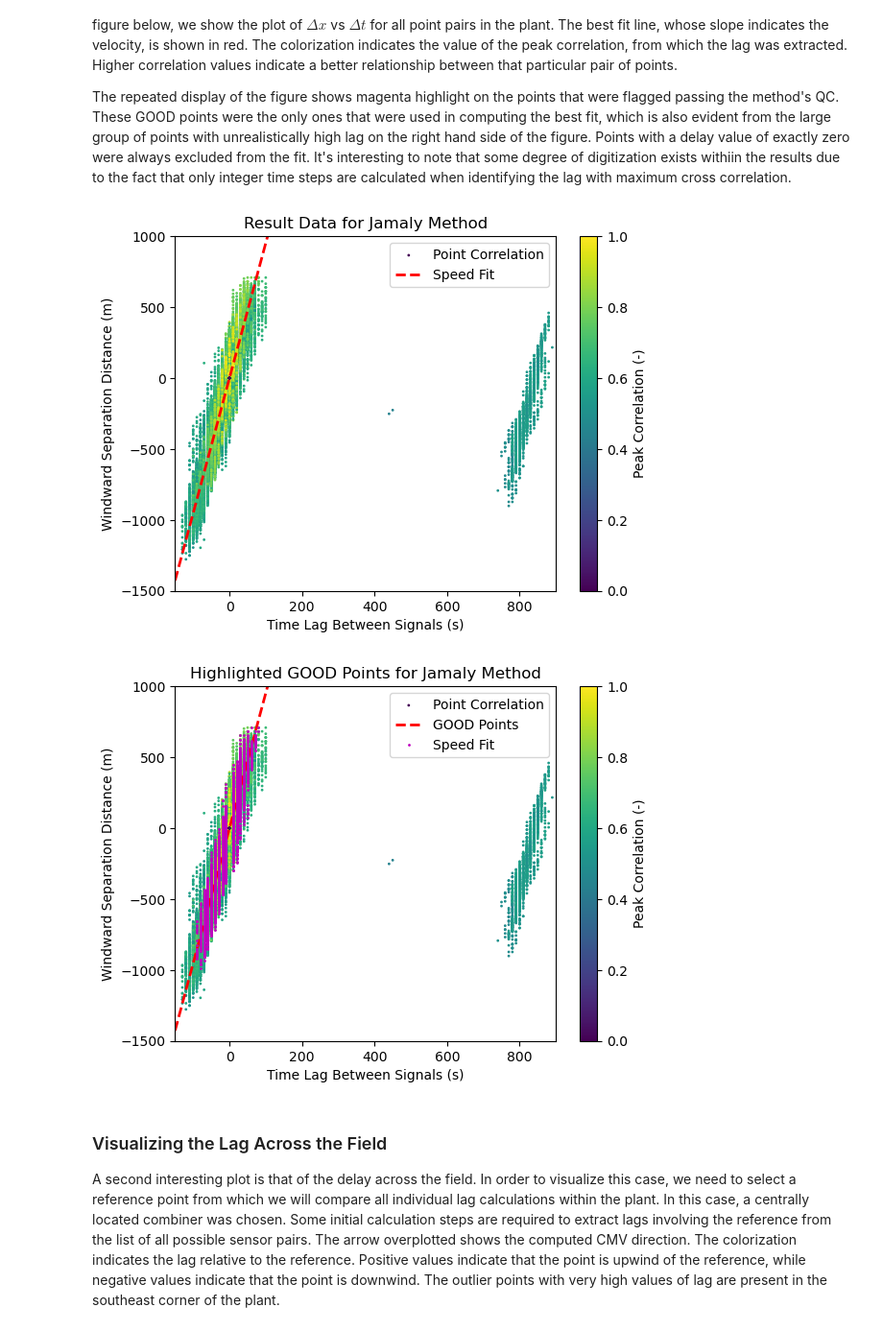
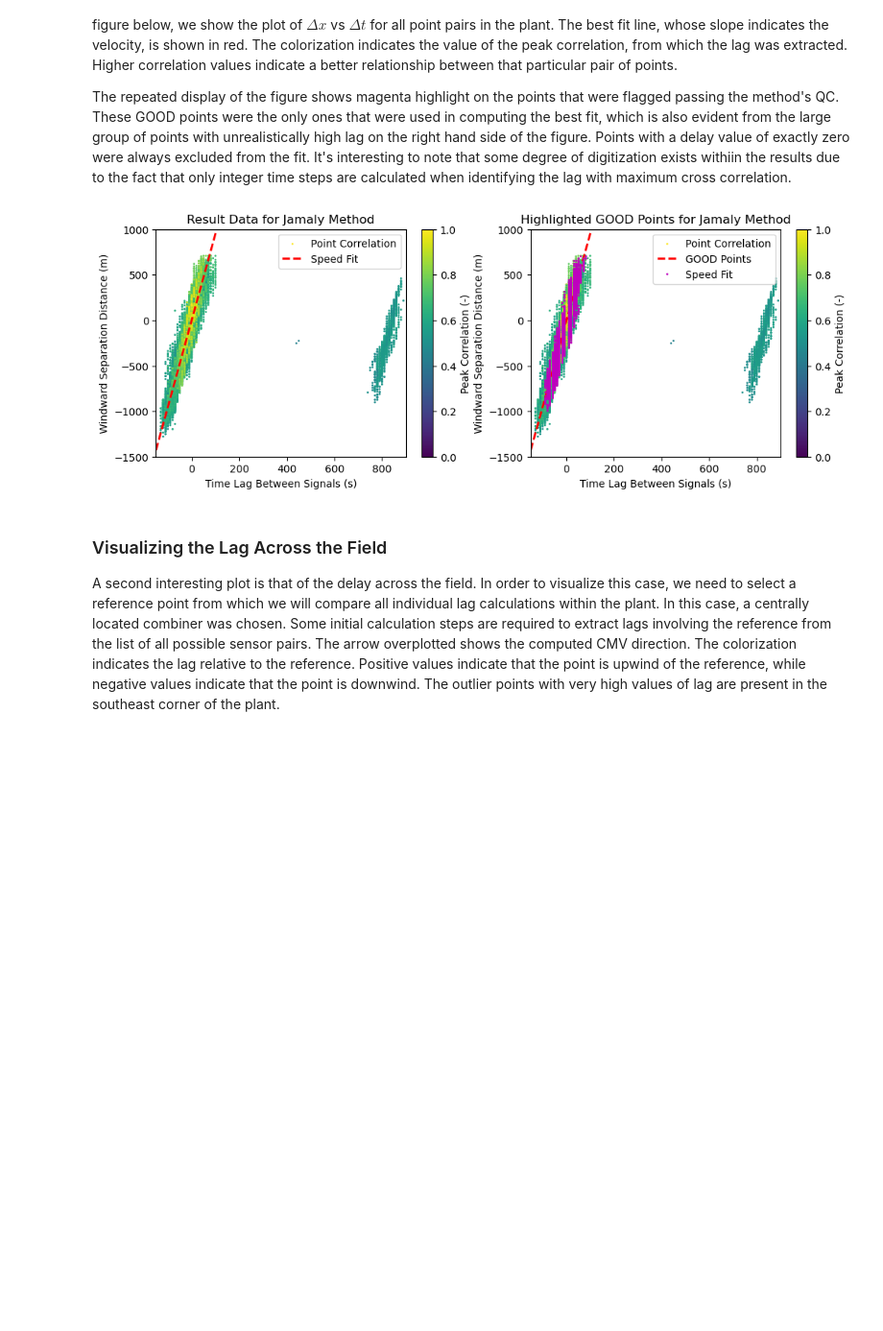
Before and after one commit to jranalli/solarspatialtools, a Jupyter notebook: demos/cmv_demo.ipynb, the cells around one changed output. Shown at 96% size. Saved outputs shown, nothing was run; the diff lists cells and outputs as text; code cells hidden in the pictures; blank space fills up the shorter version.

```diff
--- a/demos/cmv_demo.ipynb
+++ b/demos/cmv_demo.ipynb
@@ -71,12 +71,10 @@ kt = df / hourlymax
 
 cld_spd_gag, cld_dir_gag, dat_gag = cmv.compute_cmv(kt, pos_utm,
                                                     reference_id=None,
-                                                    method='gagne',
-                                                    corr_scaling='coeff')
+                                                    method='gagne')
 cld_spd_jam, cld_dir_jam, dat_jam = cmv.compute_cmv(kt, pos_utm,
                                                     reference_id=None,
-                                                    method='jamaly',
-                                                    corr_scaling='coeff')
+                                                    method='jamaly')
 
 print("Method     Speed  Angle:rad  Angle:°   N_good")
 print(f"Gagne   {cld_spd_gag:8.2f} {cld_dir_gag:10.2f} {np.rad2deg(cld_dir_gag):8.2f} {sum(dat_gag.pair_flag == cmv.Flag.GOOD):8,}")
@@ -94,32 +92,30 @@ For both methods, the velocity is basically computed based on the aggregate $\De
 
 The repeated display of the figure shows magenta highlight on the points that were flagged passing the method's QC. These GOOD points were the only ones that were used in computing the best fit, which is also evident from the large group of points with unrealistically high lag on the right hand side of the figure. Points with a delay value of exactly zero were always excluded from the fit. It's interesting to note that some degree of digitization exists withiin the results due to the fact that only integer time steps are calculated when identifying the lag with maximum cross correlation.
 # %%
-plt.title('Result Data for Jamaly Method')
-plt.scatter(dat_jam.pair_lag, dat_jam.pair_dists, c=dat_jam.corr_lag, vmin=0, vmax=1, s=1)
-plt.plot([-150, 200], cld_spd_jam * np.array([-150, 200]), 'r--', linewidth=2)  # Best Fit
-plt.ylim([-1500, 1000])
-plt.xlim([-150, 900])
-plt.colorbar().set_label("Peak Correlation (-)")
-plt.xlabel('Time Lag Between Signals (s)')
-plt.ylabel('Windward Separation Distance (m)')
-plt.legend(['Point Correlation', 'Speed Fit'])
-plt.show()
+fig, (ax0, ax1) = plt.subplots(1, 2, figsize=(12, 4))
+ax0.set_title('Result Data for Jamaly Method')
+s = ax0.scatter(dat_jam.pair_lag, dat_jam.pair_dists, c=dat_jam.corr_lag, vmin=0, vmax=1, s=1)
+ax0.plot([-150, 200], cld_spd_jam * np.array([-150, 200]), 'r--', linewidth=2)  # Best Fit
+ax0.set_ylim([-1500, 1000])
+ax0.set_xlim([-150, 900])
+fig.colorbar(s).set_label("Peak Correlation (-)")
+ax0.set_xlabel('Time Lag Between Signals (s)')
+ax0.set_ylabel('Windward Separation Distance (m)')
+ax0.legend(['Point Correlation', 'Speed Fit'])
 
-plt.figure()
-plt.title('Highlighted GOOD Points for Jamaly Method')
-plt.scatter(dat_jam.pair_lag, dat_jam.pair_dists, c=dat_jam.corr_lag, vmin=0, vmax=1, s=1)
-plt.plot([-150, 200], cld_spd_jam * np.array([-150, 200]), 'r--', linewidth=2)  # Best Fit
-plt.plot(dat_jam.pair_lag[dat_jam.pair_flag == cmv.Flag.GOOD],
+ax1.set_title('Highlighted GOOD Points for Jamaly Method')
+s = ax1.scatter(dat_jam.pair_lag, dat_jam.pair_dists, c=dat_jam.corr_lag, vmin=0, vmax=1, s=1)
+ax1.plot([-150, 200], cld_spd_jam * np.array([-150, 200]), 'r--', linewidth=2)  # Best Fit
+ax1.plot(dat_jam.pair_lag[dat_jam.pair_flag == cmv.Flag.GOOD],
          dat_jam.pair_dists[dat_jam.pair_flag == cmv.Flag.GOOD], 'mo', markersize=1)
-plt.ylim([-1500, 1000])
-plt.xlim([-150, 900])
-plt.colorbar().set_label("Peak Correlation (-)")
-plt.xlabel('Time Lag Between Signals (s)')
-plt.ylabel('Windward Separation Distance (m)')
-plt.legend(['Point Correlation', 'GOOD Points', 'Speed Fit']);
+ax1.set_ylim([-1500, 1000])
+ax1.set_xlim([-150, 900])
+fig.colorbar(s).set_label("Peak Correlation (-)")
+ax1.set_xlabel('Time Lag Between Signals (s)')
+ax1.set_ylabel('Windward Separation Distance (m)')
+ax1.legend(['Point Correlation', 'GOOD Points', 'Speed Fit']);
 # %% [output]
-[figure, old version]
+[figure, new version]
-[figure, removed]
 # %% [markdown]
 ### Visualizing the Lag Across the Field
 A second interesting plot is that of the delay across the field. In order to visualize this case, we need to select a reference point from which we will compare all individual lag calculations within the plant. In this case, a centrally located combiner was chosen. Some initial calculation steps are required to extract lags involving the reference from the list of all possible sensor pairs. The arrow overplotted shows the computed CMV direction. The colorization indicates the lag relative to the reference. Positive values indicate that the point is upwind of the reference, while negative values indicate that the point is downwind. The outlier points with very high values of lag are present in the southeast corner of the plant.
```
Also changed, not shown: 4 other files.
